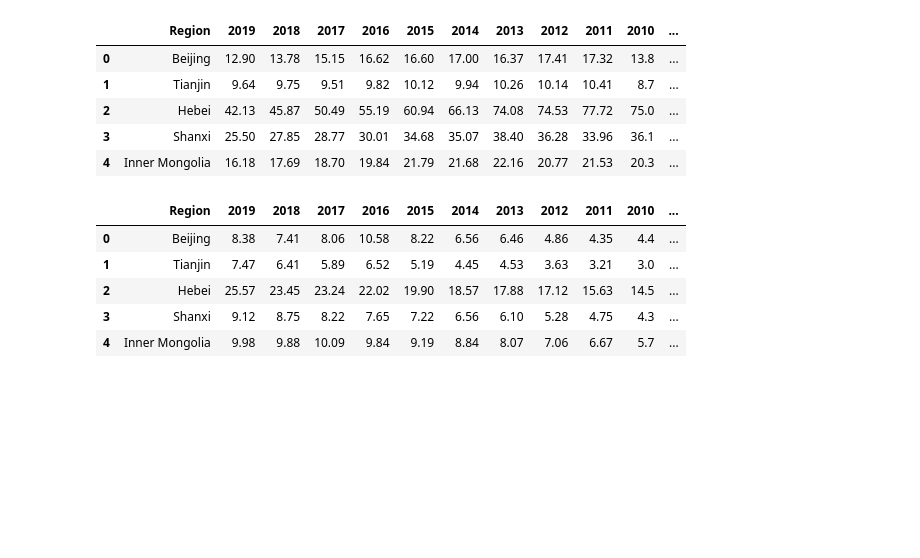
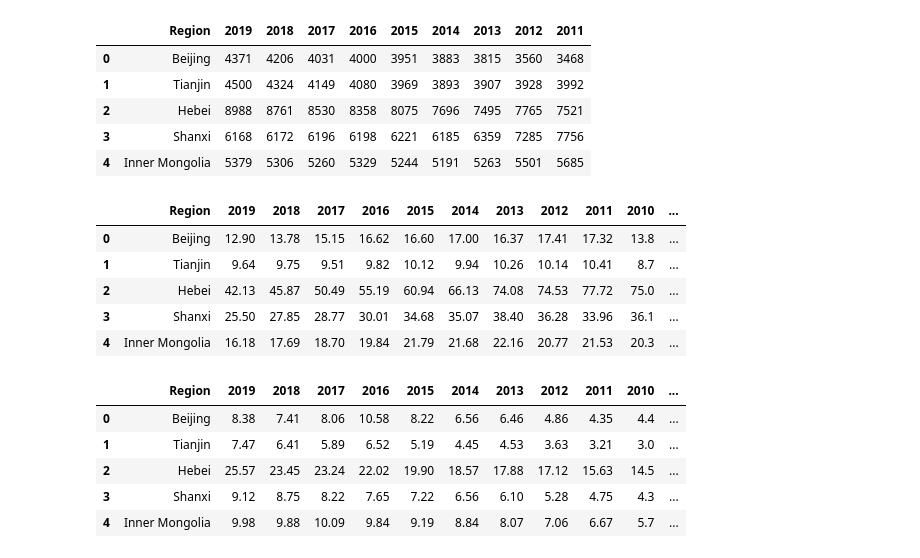
Before and after one commit to mexiliang/umich-591, a Jupyter notebook: Scatterplot.ipynb, the cells around one changed output. Saved outputs shown, nothing was run; the diff lists cells and outputs as text; code cells hidden in the pictures; blank space fills up the shorter version.

```diff
--- a/Scatterplot.ipynb
+++ b/Scatterplot.ipynb
@@ -26,3 +83,12 @@ kindergarten_df.dropna(axis=1, how='all', inplace=True)
+# %%
+primary_edu_df.head()
+# %% [output]
+|  | Region | 2019 | 2018 | 2017 | 2016 | 2015 | 2014 | 2013 | 2012 | 2011 |
+| 0 | Beijing | 4371 | 4206 | 4031 | 4000 | 3951 | 3883 | 3815 | 3560 | 3468 |
+| 1 | Tianjin | 4500 | 4324 | 4149 | 4080 | 3969 | 3893 | 3907 | 3928 | 3992 |
+| 2 | Hebei | 8988 | 8761 | 8530 | 8358 | 8075 | 7696 | 7495 | 7765 | 7521 |
+| 3 | Shanxi | 6168 | 6172 | 6196 | 6198 | 6221 | 6185 | 6359 | 7285 | 7756 |
+| 4 | Inner Mongolia | 5379 | 5306 | 5260 | 5329 | 5244 | 5191 | 5263 | 5501 | 5685 |
 # %%
 marriages_df.head()
 # %% [output]
```
Also changed, not shown: parts of 8 cells of this notebook, 6 other files.
